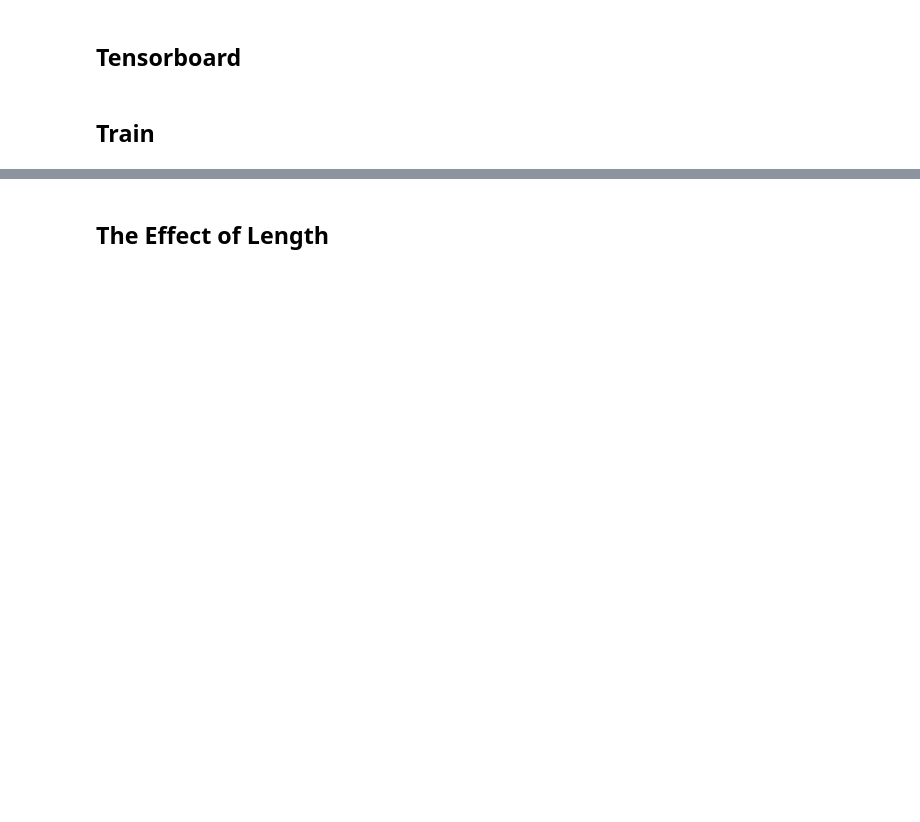
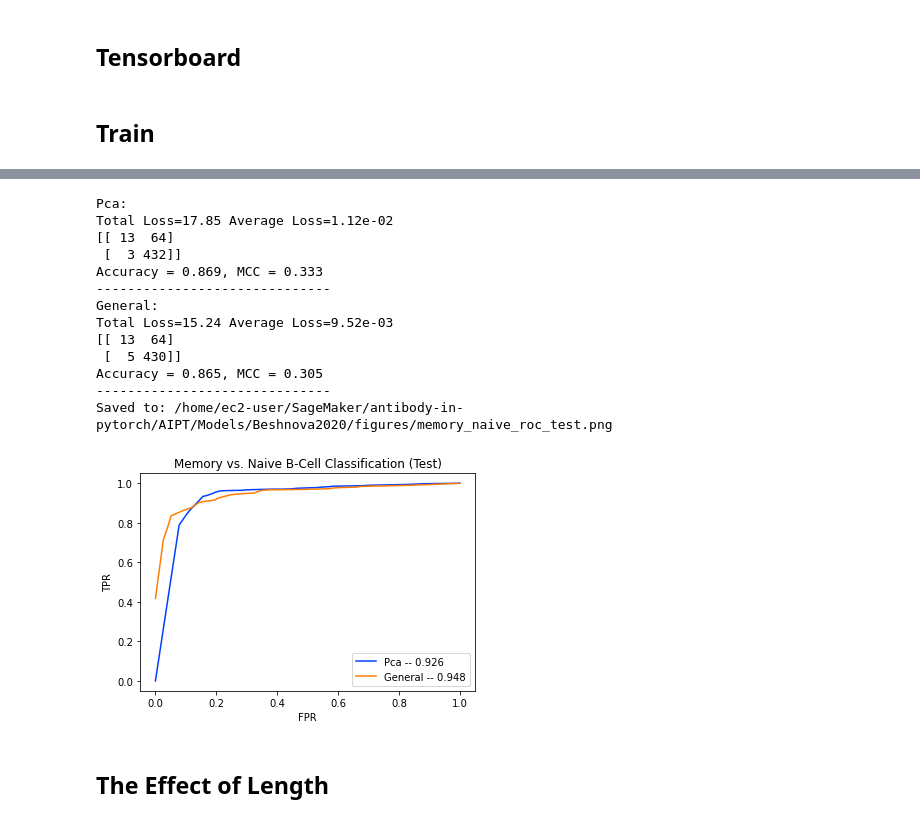
Before and after one commit to gv20-therapeutics/antibody-in-pytorch, a Jupyter notebook: AIPT/Models/Beshnova2020/Replicate_Beshnova2020.ipynb, the cells around one changed output, grey strips where cells are left out. Cells and saved outputs as stored; diff of their text form; code cells hidden in the pictures; blank space fills up the shorter version.

```diff
--- a/AIPT/Models/Beshnova2020/Replicate_Beshnova2020.ipynb
+++ b/AIPT/Models/Beshnova2020/Replicate_Beshnova2020.ipynb
@@ -418,2 +270,19 @@ plot_roc_curves(
+# %%
+model_evaluation(test_loader, 'test', figure_dir, figure_basename, title_basename)
+# %% [output]
+Pca:
+Total Loss=17.85 Average Loss=1.12e-02
+[[ 13  64]
+ [  3 432]]
+Accuracy = 0.869, MCC = 0.333
+------------------------------
+General:
+Total Loss=15.24 Average Loss=9.52e-03
+[[ 13  64]
+ [  5 430]]
+Accuracy = 0.865, MCC = 0.305
+------------------------------
+Saved to: /home/ec2-user/SageMaker/antibody-in-pytorch/AIPT/Models/Beshnova2020/figures/memory_naive_roc_test.png
+[figure, added]
 # %% [markdown]
 ## The Effect of Length
```
Also changed, not shown: parts of 36 cells of this notebook, 9 other files.
